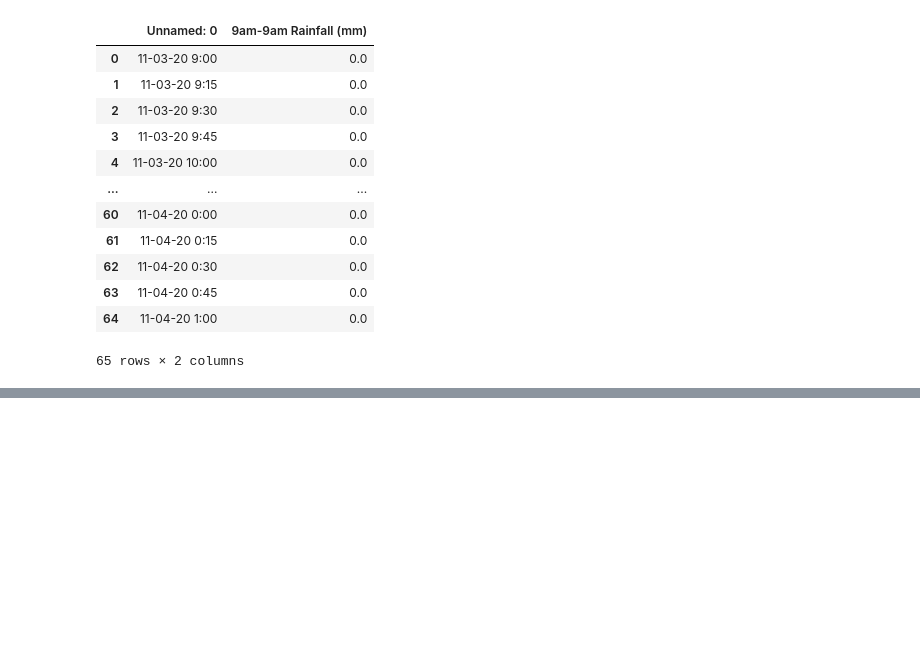
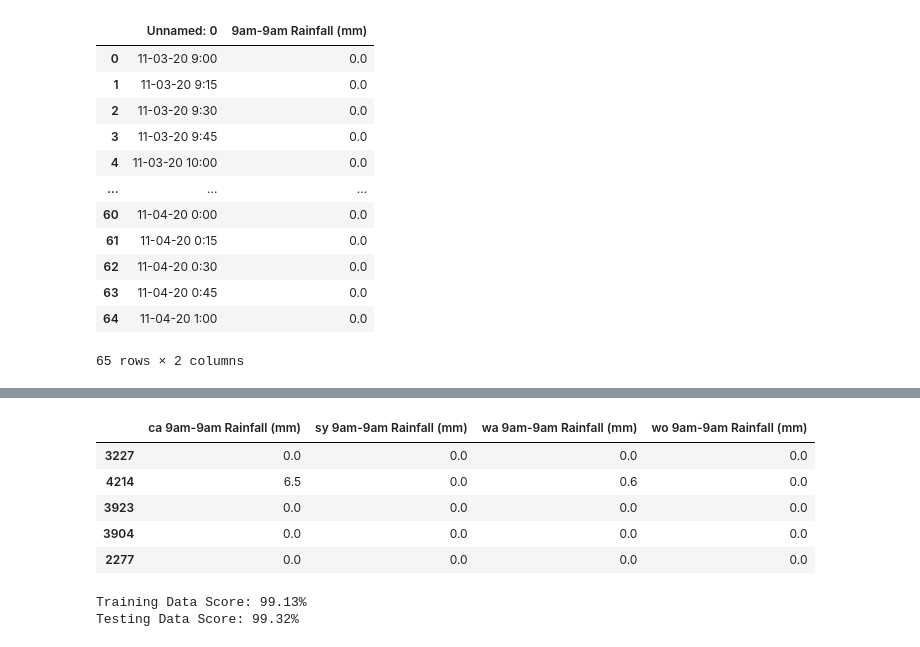
Before and after one commit to EpicTomatoSauce/uwa_final_project, a Jupyter notebook: clean.ipynb, the cells around one changed output, grey strips where cells are left out. Cells and saved outputs as stored; diff of their text form; code cells hidden in the pictures; blank space fills up the shorter version.

```diff
--- a/clean.ipynb
+++ b/clean.ipynb
@@ -168,0 +219,10 @@ dataframe_final
+# %%
+X_train, X_test, y_train, y_test = train_test_split(X, y, test_size = 0.7, random_state=42)
+X_train.head()
+# %% [output]
+|  | ca 9am-9am Rainfall (mm) | sy 9am-9am Rainfall (mm) | wa 9am-9am Rainfall (mm) | wo 9am-9am Rainfall (mm) |
+| 3227 | 0.0 | 0.0 | 0.0 | 0.0 |
+| 4214 | 6.5 | 0.0 | 0.6 | 0.0 |
+| 3923 | 0.0 | 0.0 | 0.0 | 0.0 |
+| 3904 | 0.0 | 0.0 | 0.0 | 0.0 |
+| 2277 | 0.0 | 0.0 | 0.0 | 0.0 |
@@ -168,0 +234,13 @@ dataframe_final
+# %%
+# Base Model
+logistic_reg_model = LogisticRegression(solver = 'newton-cg', multi_class = 'auto')
+logistic_reg_model.fit(X_train_scaled, y_train)
+
+logistic_reg_model_train_score = round(logistic_reg_model.score(X_train_scaled, y_train)*100,2)
+logistic_reg_model_test_score = round(logistic_reg_model.score(X_test_scaled, y_test)*100,2)
+
+print(f"Training Data Score: {logistic_reg_model_train_score}%")
+print(f"Testing Data Score: {logistic_reg_model_test_score}%")
+# %% [output]
+Training Data Score: 99.13%
+Testing Data Score: 99.32%
```
Also changed, not shown: parts of 28 cells of this notebook.
